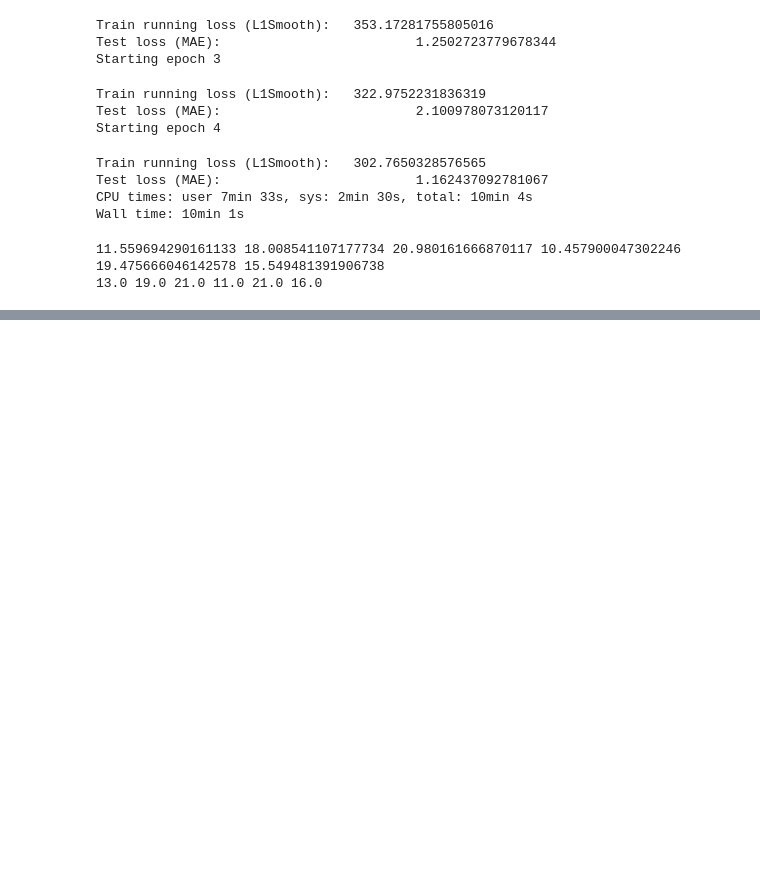
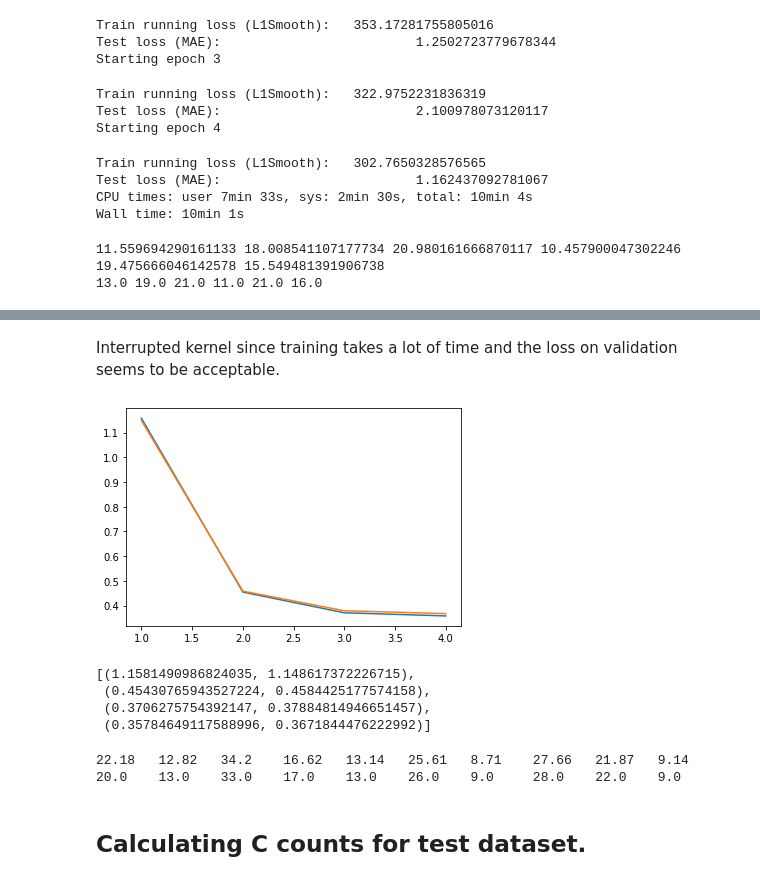
Before and after one commit to alex637/MolecularTranslation, a Jupyter notebook: pretrain_regression_C.ipynb, the cells around one changed output, grey strips where cells are left out. Drawn from its saved outputs; the diff is of its cells as text; code cells hidden in the pictures; blank space fills up the shorter version.

```diff
--- a/pretrain_regression_C.ipynb
+++ b/pretrain_regression_C.ipynb
@@ -199,0 +231,2 @@ Now we add history saving parameter to the training procedure and start several
+# %%
+history = []
@@ -199,0 +255,37 @@ Now we add history saving parameter to the training procedure and start several
+# %% [markdown]
+Interrupted kernel since training takes a lot of time and the loss on validation seems to be acceptable.
+# %%
+hist = np.zeros((len(history), 2))
+for i, elem in enumerate(history):
+    hist[i][0] = elem[0]
+    hist[i][1] = elem[1]
+x = np.arange(1,1+len(history))
+plt.plot(x, hist[:,0])
+plt.plot(x, hist[:,1])
+plt.show()
+# %% [output]
+[figure, added]
+# %%
+history
+# %% [output]
+[(1.1581490986824035, 1.148617372226715),
+ (0.45430765943527224, 0.4584425177574158),
+ (0.3706275754392147, 0.37884814946651457),
+ (0.35784649117588996, 0.3671844476222992)]
+# %%
+preds = np.zeros(10)
+trues = []
+resnet.eval()
+for index, (_, __) in enumerate(dataset_test):
+    if index > 9:
+        break
+    with torch.no_grad():
+        pred = resnet(_.unsqueeze(0).to(device)).item()
+    preds[index] = pred
+    trues.append(__.item())
+
+print(*np.round(preds, 2), sep='\t')
+print(*trues, sep='\t')
+# %% [output]
+22.18   12.82   34.2    16.62   13.14   25.61   8.71    27.66   21.87   9.14
+20.0    13.0    33.0    17.0    13.0    26.0    9.0     28.0    22.0    9.0
@@ -199,0 +294,2 @@ Now we add history saving parameter to the training procedure and start several
+# %% [markdown]
+## Calculating C counts for test dataset.
```
Also changed, not shown: parts of 18 cells of this notebook, 1 other file.
